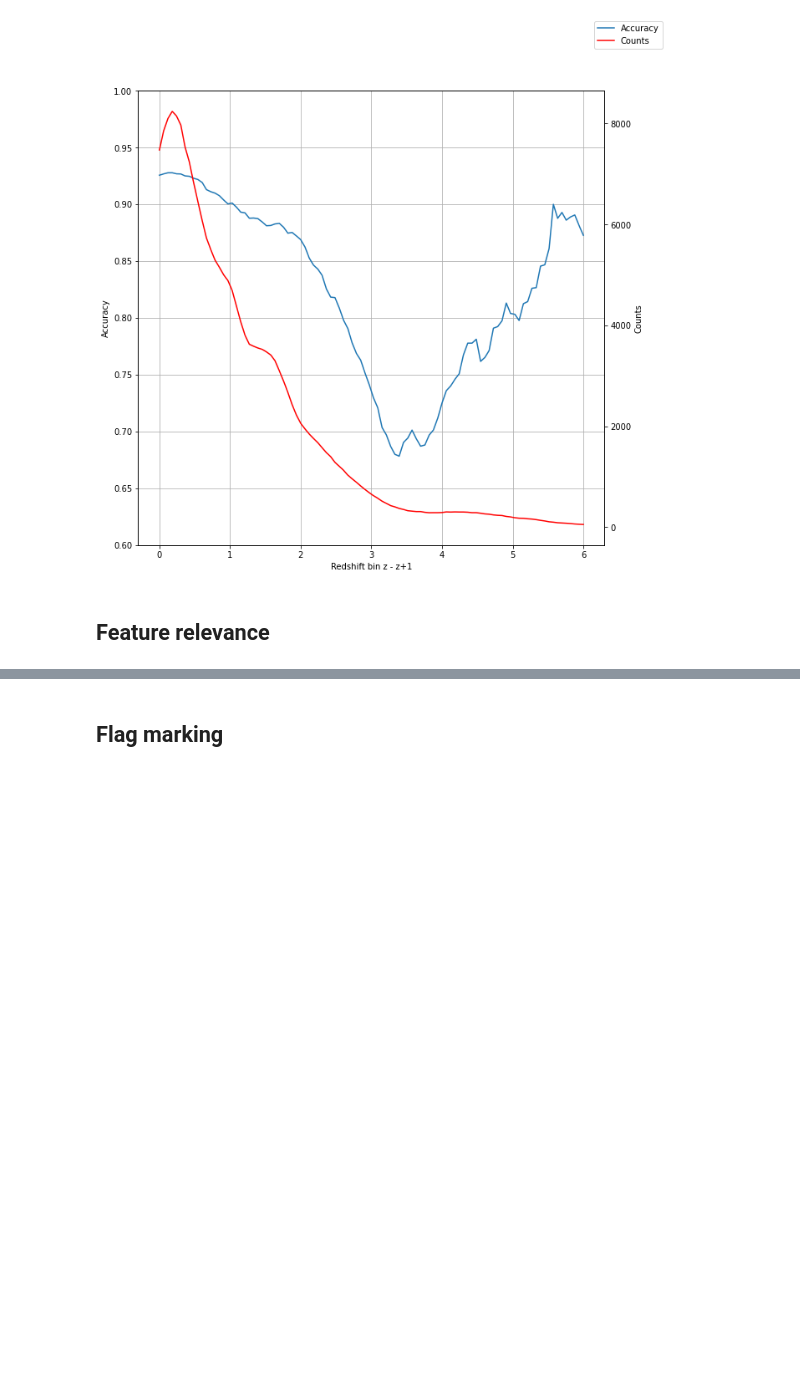
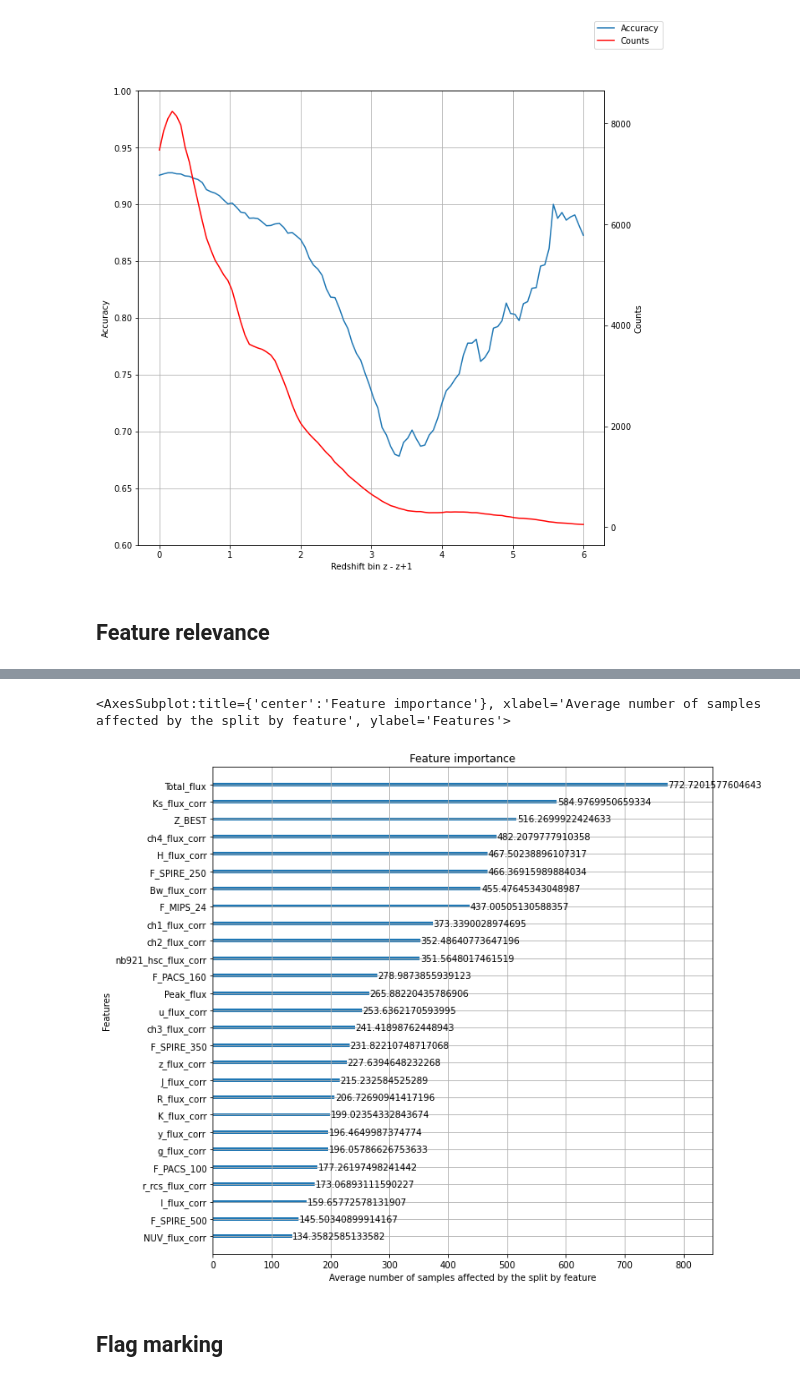
Before and after one commit to jespertjee/LOFAR_ML, a Jupyter notebook: Supervised/Fangyou/Preprocessed_data/Classification_Combined.ipynb, the cells around one changed output, grey strips where cells are left out. Cells and saved outputs as stored; diff of their text form; code cells hidden in the pictures; blank space fills up the shorter version.

```diff
--- a/Supervised/Fangyou/Preprocessed_data/Classification_Combined.ipynb
+++ b/Supervised/Fangyou/Preprocessed_data/Classification_Combined.ipynb
@@ -648,3 +642,10 @@ fig.savefig("Feature_importance.pdf")
+# %%
+fig, ax = plt.subplots(figsize=(10,10))
+xgb.plot_importance(model, ax=ax, importance_type='cover'
+                    , xlabel='Average number of samples affected by the split by feature')
+# %% [output]
+<AxesSubplot:title={'center':'Feature importance'}, xlabel='Average number of samples affected by the split by feature', ylabel='Features'>
+[figure, added]
 # %% [markdown]
 ## Flag marking
 # %%
```
Also changed, not shown: parts of 64 cells of this notebook, 25 other files.
